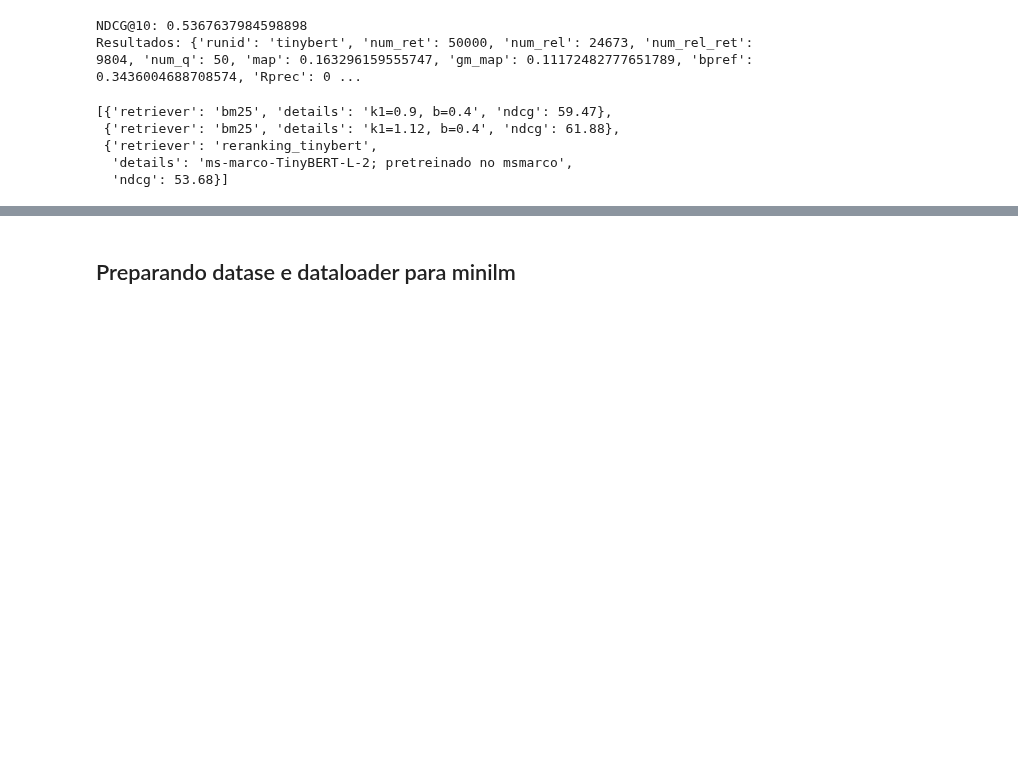
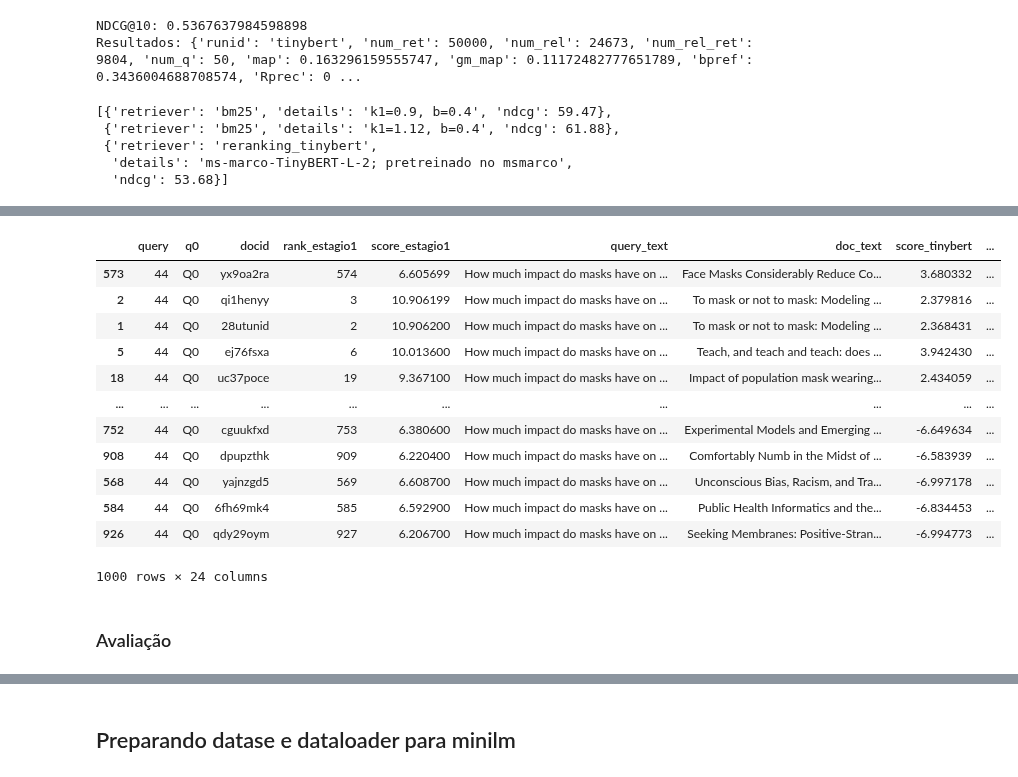
Before and after one commit to marcusborela/deep_learning_em_buscas_unicamp, a Jupyter notebook: code/aula9_inpars/avalia_busca_com_reranking.ipynb, the cells around one changed output, grey strips where cells are left out. Cells and saved outputs as stored; diff of their text form; code cells hidden in the pictures; blank space fills up the shorter version.

Commit message:
ajuste do modelo usado  cross_encoder-minilm

```diff
--- a/code/aula9_inpars/avalia_busca_com_reranking.ipynb
+++ b/code/aula9_inpars/avalia_busca_com_reranking.ipynb
@@ -674,0 +703,3 @@ lista_resultados
+# %%
+%%time
+prob_relevancia = calcula_relevancia(model,dataloader_reranking)
@@ -674,0 +709,25 @@ lista_resultados
+# %%
+df_reranking_entrada['score_crossencoder'] = prob_relevancia
+# %%
+# Agrupa os registros por id_query e ordena cada grupo pelo score_reranking
+df_reranking = df_reranking_entrada.groupby('query', group_keys=False).apply(lambda x: x.sort_values(['score_crossencoder'], ascending=[False]))
+# %%
+df_reranking['reranking'] = df_reranking.groupby('query').cumcount() + 1
+# %%
+df_reranking[df_reranking['query']==44]
+# %% [output]
+|  | query | q0 | docid | rank_estagio1 | score_estagio1 | query_text | doc_text | score_tinybert | ... |
+| 573 | 44 | Q0 | yx9oa2ra | 574 | 6.605699 | How much impact do masks have on ... | Face Masks Considerably Reduce Co... | 3.680332 | ... |
+| 2 | 44 | Q0 | qi1henyy | 3 | 10.906199 | How much impact do masks have on ... | To mask or not to mask: Modeling ... | 2.379816 | ... |
+| 1 | 44 | Q0 | 28utunid | 2 | 10.906200 | How much impact do masks have on ... | To mask or not to mask: Modeling ... | 2.368431 | ... |
+| 5 | 44 | Q0 | ej76fsxa | 6 | 10.013600 | How much impact do masks have on ... | Teach, and teach and teach: does ... | 3.942430 | ... |
+| 18 | 44 | Q0 | uc37poce | 19 | 9.367100 | How much impact do masks have on ... | Impact of population mask wearing... | 2.434059 | ... |
+| ... | ... | ... | ... | ... | ... | ... | ... | ... | ... |
+| 752 | 44 | Q0 | cguukfxd | 753 | 6.380600 | How much impact do masks have on ... | Experimental Models and Emerging ... | -6.649634 | ... |
+| 908 | 44 | Q0 | dpupzthk | 909 | 6.220400 | How much impact do masks have on ... | Comfortably Numb in the Midst of ... | -6.583939 | ... |
+| 568 | 44 | Q0 | yajnzgd5 | 569 | 6.608700 | How much impact do masks have on ... | Unconscious Bias, Racism, and Tra... | -6.997178 | ... |
+| 584 | 44 | Q0 | 6fh69mk4 | 585 | 6.592900 | How much impact do masks have on ... | Public Health Informatics and the... | -6.834453 | ... |
+| 926 | 44 | Q0 | qdy29oym | 927 | 6.206700 | How much impact do masks have on ... | Seeking Membranes: Positive-Stran... | -6.994773 | ... |
+1000 rows × 24 columns
+# %% [markdown]
+### Avaliação
```
Also changed, not shown: parts of 18 cells of this notebook.
